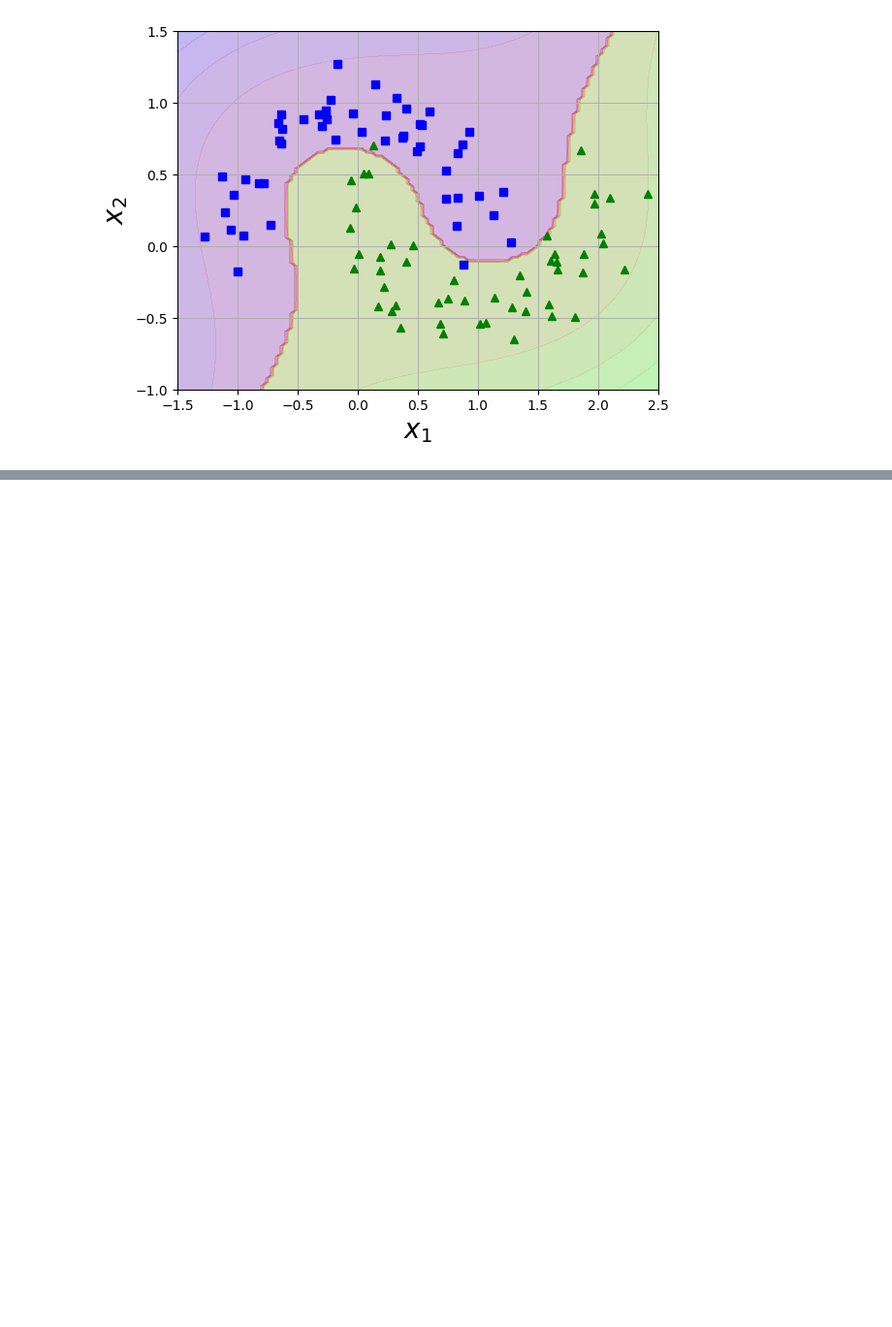
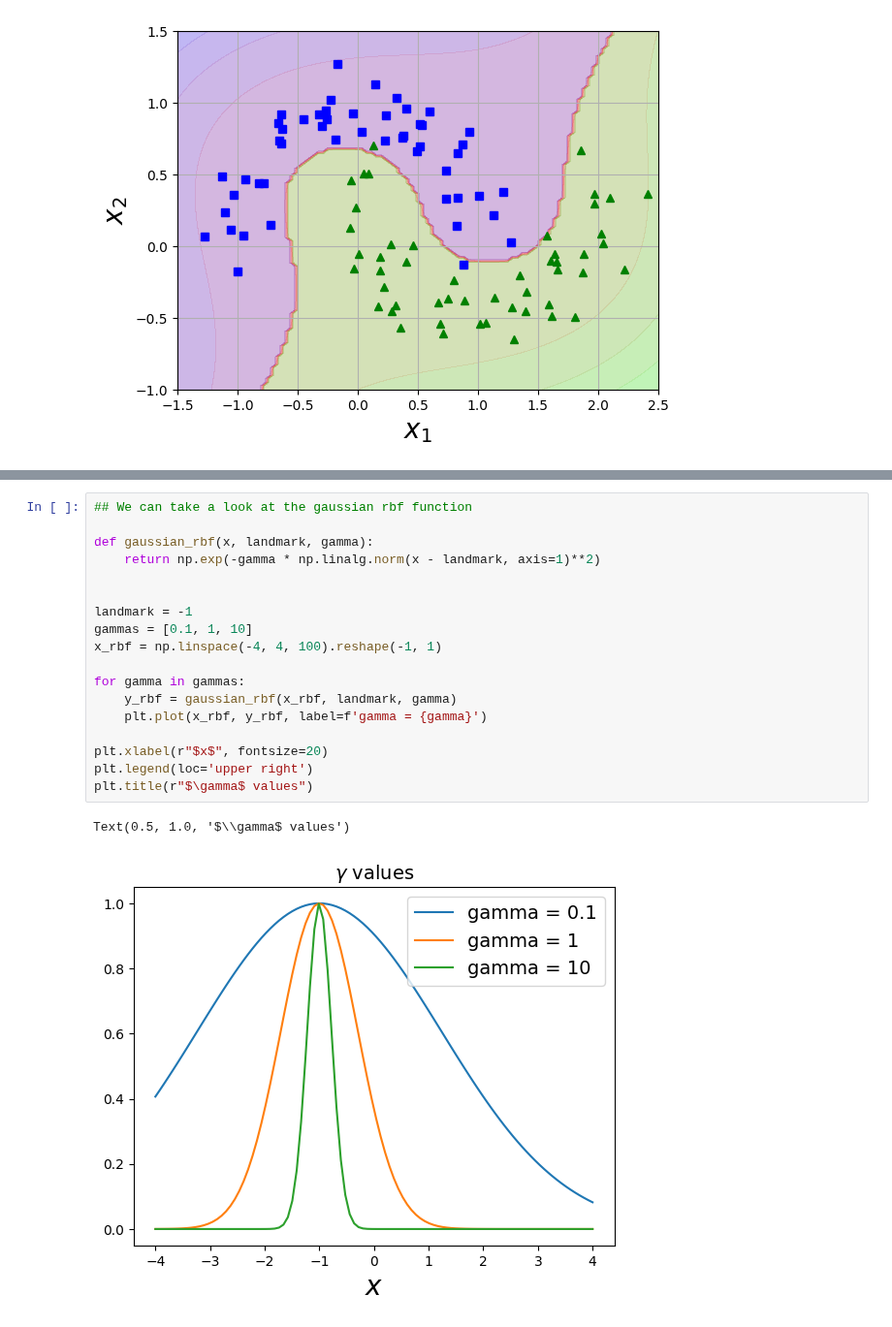
Before and after one commit to MrIsCM/Learning-Machine-Learning, a Jupyter notebook: Notebooks/05_Support_vector_machines.ipynb, the cells around one changed output, grey strips where cells are left out. Shown at 97% size. Drawn from its saved outputs; the diff is of its cells as text; blank space fills up the shorter version.

```diff
--- a/Notebooks/05_Support_vector_machines.ipynb
+++ b/Notebooks/05_Support_vector_machines.ipynb
@@ -108,0 +119,21 @@ plot_contours(svm_poly_kernel_clf, [-1.5, 2.5, -1, 1.5])
+# %%
+## We can take a look at the gaussian rbf function
+
+def gaussian_rbf(x, landmark, gamma):
+	return np.exp(-gamma * np.linalg.norm(x - landmark, axis=1)**2)
+
+
+landmark = -1
+gammas = [0.1, 1, 10]
+x_rbf = np.linspace(-4, 4, 100).reshape(-1, 1)
+
+for gamma in gammas:
+	y_rbf = gaussian_rbf(x_rbf, landmark, gamma)
+	plt.plot(x_rbf, y_rbf, label=f'gamma = {gamma}')
+
+plt.xlabel(r"$x$", fontsize=20)
+plt.legend(loc='upper right')
+plt.title(r"$\gamma$ values")
+# %% [output]
+Text(0.5, 1.0, '$\\gamma$ values')
+[figure, added]
```
Also changed, not shown: parts of 11 cells of this notebook.
